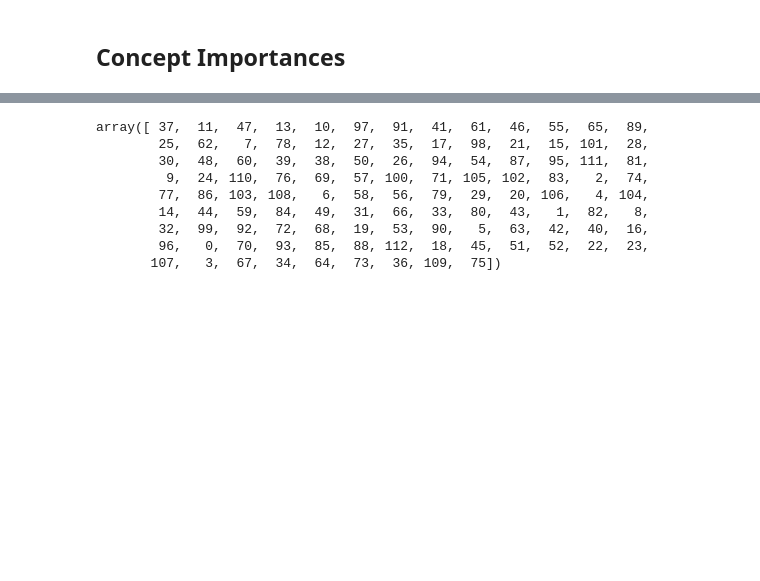
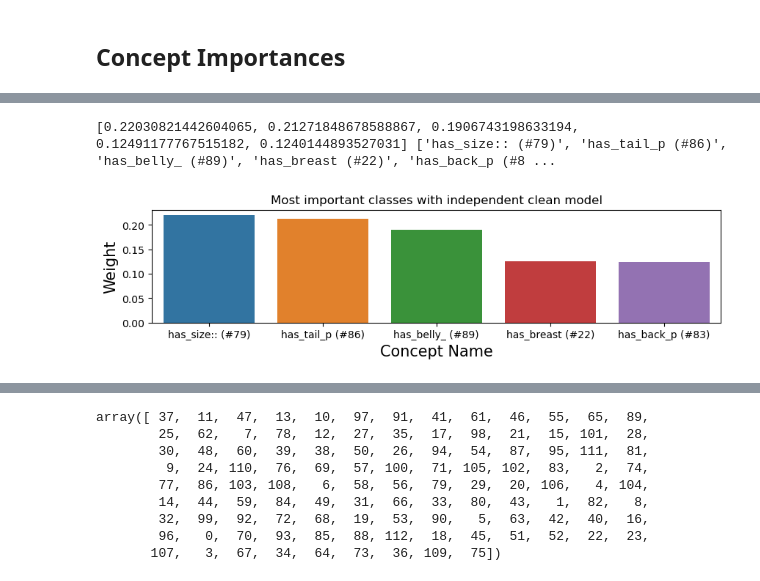
Before and after one commit to naveenr414/Spurious-Concepts, a Jupyter notebook: scripts/Known Correlation.ipynb, the cells around one changed output, grey strips where cells are left out. Cells and saved outputs as stored; diff of their text form; code cells hidden in the pictures; blank space fills up the shorter version.

```diff
--- a/scripts/Known Correlation.ipynb
+++ b/scripts/Known Correlation.ipynb
@@ -474,7 +310,8 @@ c_small[1], c_pred_blur[1]
 weights_small_independent, c_pred_small_independent = get_attribute_class_weights([independent_concept_model_small,
                                                         independent_bottleneck_model_small],
                                                        run_independent_model,
-                                                       independent_bottleneck_model_small.linear.weight)
+                                                       independent_bottleneck_model_small.linear.weight,
+                                                        transformed_images_tensor)
 # %%
 weights_blur_independent, c_pred_blur_independent = get_attribute_class_weights([independent_concept_model_blur,
                                                         independent_bottleneck_model_blur],
@@ -482,0 +351,9 @@ weights_blur_independent, c_pred_blur_independent = get_attribute_class_weights(
+# %%
+plt.figure(figsize=(10,2))
+plt.title("Most important classes with independent clean model")
+plt.xlabel("Concept Name",fontsize=15)
+plt.ylabel("Weight",fontsize=15)
+plot_most_important_classes(weights_small_independent,CUB_ATTRIBUTES)
+# %% [output]
+[0.22030821442604065, 0.21271848678588867, 0.1906743198633194, 0.12491177767515182, 0.1240144893527031] ['has_size:: (#79)', 'has_tail_p (#86)', 'has_belly_ (#89)', 'has_breast (#22)', 'has_back_p (#8 ...
+[figure, added]
```
Also changed, not shown: parts of 41 cells of this notebook, 7 other files.
